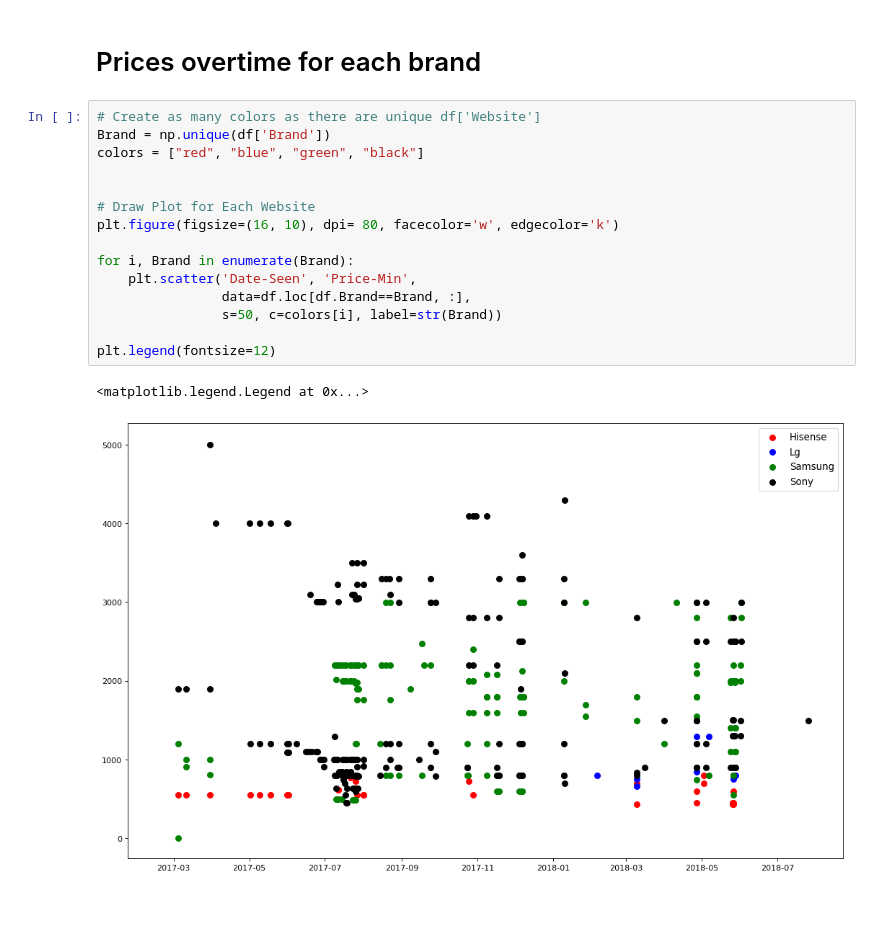
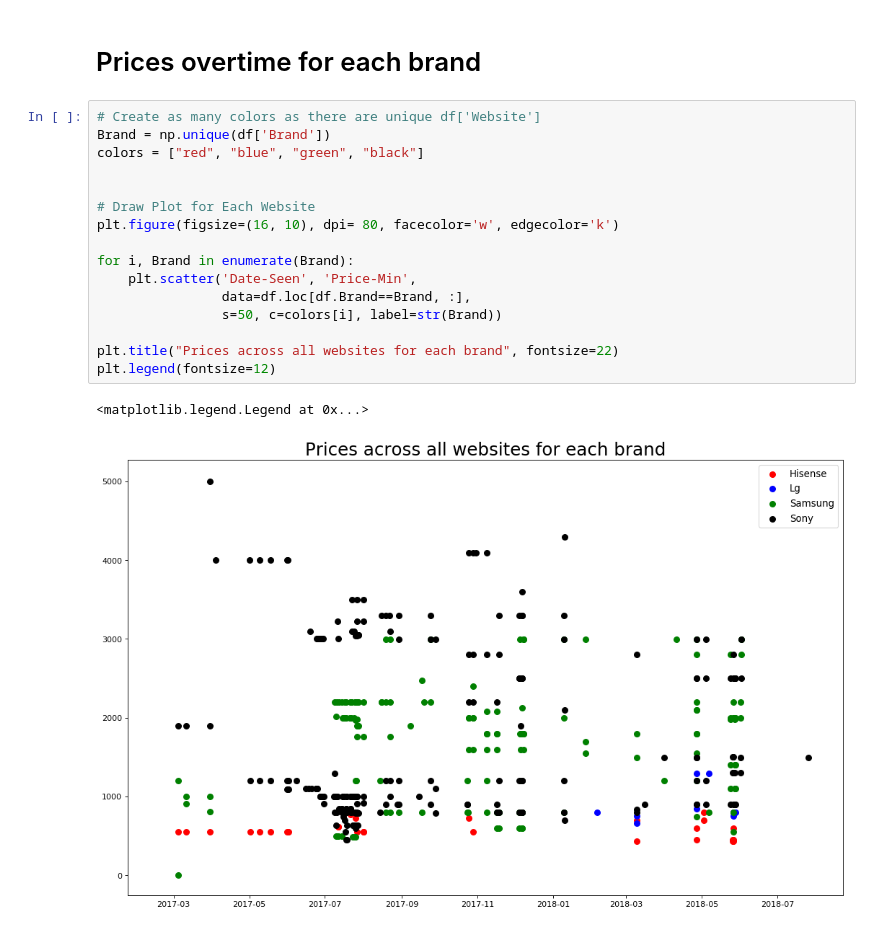
Before and after one commit to sitathomas/NYCDSA_Hackathon_720, a Jupyter notebook: Penetration pricing.ipynb, the cells around one changed output. Cells and saved outputs as stored; diff of their text form; blank space fills up the shorter version.

```diff
--- a/Penetration pricing.ipynb
+++ b/Penetration pricing.ipynb
@@ -190,21 +201,22 @@ plt.legend(fontsize=12)
 # %%
 # Create as many colors as there are unique df['Website']
 Brand = np.unique(df['Brand'])
 colors = ["red", "blue", "green", "black"]
 
 
 # Draw Plot for Each Website
 plt.figure(figsize=(16, 10), dpi= 80, facecolor='w', edgecolor='k')
 
 for i, Brand in enumerate(Brand):
     plt.scatter('Date-Seen', 'Price-Min',
                 data=df.loc[df.Brand==Brand, :],
                 s=50, c=colors[i], label=str(Brand))
 
+plt.title("Prices across all websites for each brand", fontsize=22)
 plt.legend(fontsize=12)
 # %% [output]
 <matplotlib.legend.Legend at 0x...>
-[figure, old version]
+[figure, new version]
 # %%
 df1 = df[df["Brand"] == "Hisense"]
 
```
Also changed, not shown: parts of 13 cells of this notebook.
